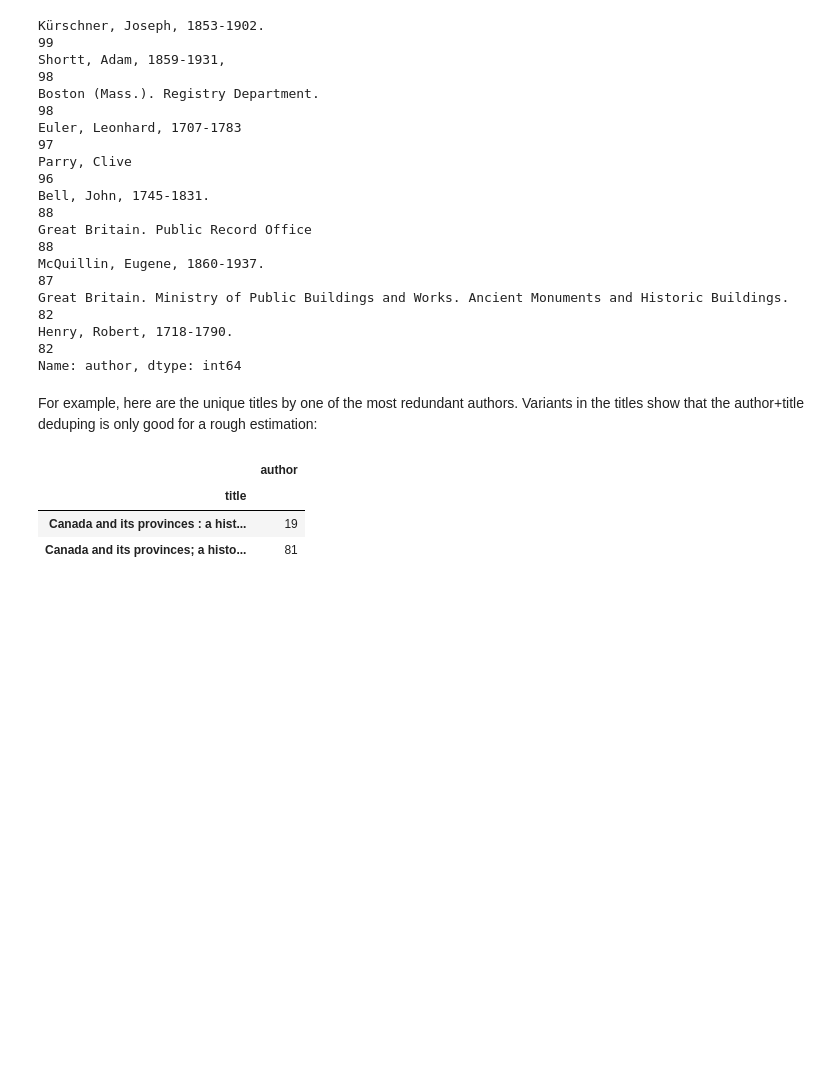
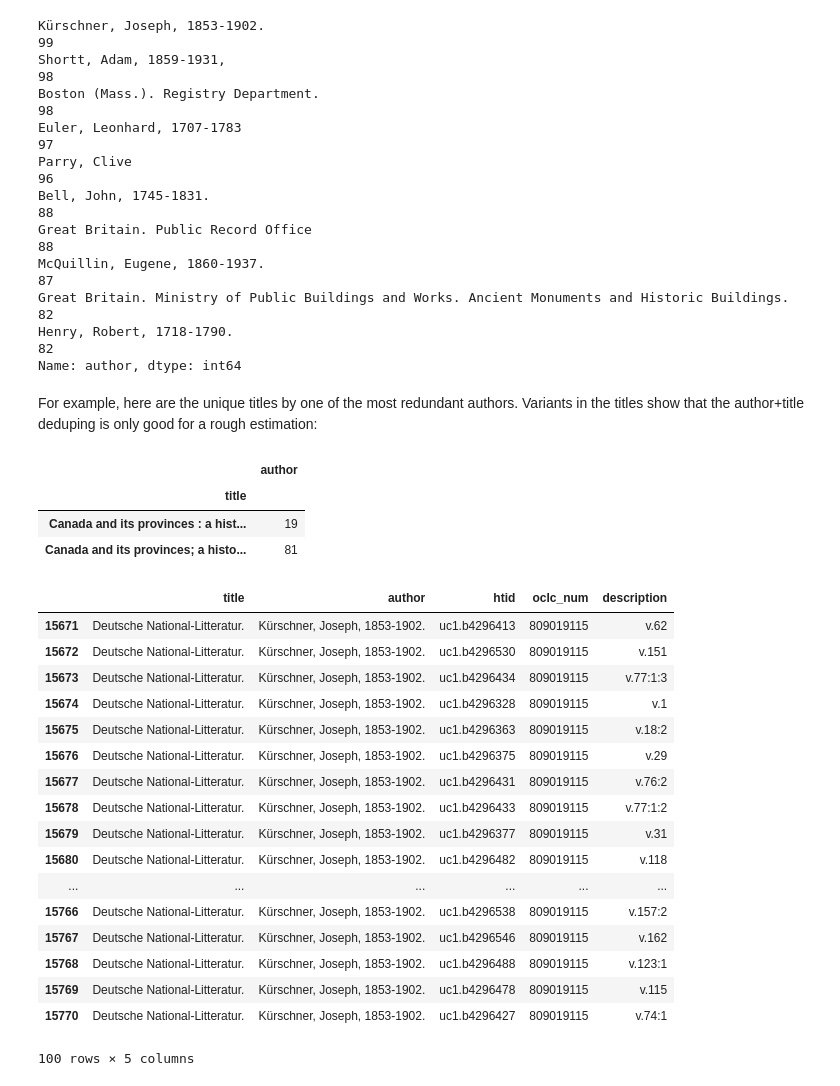
Before and after one commit to massivetexts/hathi-test-dataset, a Jupyter notebook: TestingDataset.ipynb, the cells around one changed output. Drawn from its saved outputs; the diff is of its cells as text; code cells hidden in the pictures; blank space fills up the shorter version.

```diff
--- a/TestingDataset.ipynb
+++ b/TestingDataset.ipynb
@@ -139,3 +139,32 @@ df[df.author.str.contains('Shortt')].groupby('title')[['author']].count()
 | title |  |
 | Canada and its provinces : a hist... | 19 |
 | Canada and its provinces; a histo... | 81 |
+# %%
+import pandas as pd
+df = pd.read_csv('test_dataset.csv.gz')
+a = (df[['oclc_num', 'description']].drop_duplicates()
+                                .groupby(['oclc_num'], as_index=False)
+                                .count()
+                                .query('description > 0')
+                                .sort_values('description', ascending=False)
+)
+df.query('oclc_num == "809019115"')[['title', 'author', 'htid', 'oclc_num', 'description']]
+# %% [output]
+|  | title | author | htid | oclc_num | description |
+| 15671 | Deutsche National-Litteratur. | Kürschner, Joseph, 1853-1902. | uc1.b4296413 | 809019115 | v.62 |
+| 15672 | Deutsche National-Litteratur. | Kürschner, Joseph, 1853-1902. | uc1.b4296530 | 809019115 | v.151 |
+| 15673 | Deutsche National-Litteratur. | Kürschner, Joseph, 1853-1902. | uc1.b4296434 | 809019115 | v.77:1:3 |
+| 15674 | Deutsche National-Litteratur. | Kürschner, Joseph, 1853-1902. | uc1.b4296328 | 809019115 | v.1 |
+| 15675 | Deutsche National-Litteratur. | Kürschner, Joseph, 1853-1902. | uc1.b4296363 | 809019115 | v.18:2 |
+| 15676 | Deutsche National-Litteratur. | Kürschner, Joseph, 1853-1902. | uc1.b4296375 | 809019115 | v.29 |
+| 15677 | Deutsche National-Litteratur. | Kürschner, Joseph, 1853-1902. | uc1.b4296431 | 809019115 | v.76:2 |
+| 15678 | Deutsche National-Litteratur. | Kürschner, Joseph, 1853-1902. | uc1.b4296433 | 809019115 | v.77:1:2 |
+| 15679 | Deutsche National-Litteratur. | Kürschner, Joseph, 1853-1902. | uc1.b4296377 | 809019115 | v.31 |
+| 15680 | Deutsche National-Litteratur. | Kürschner, Joseph, 1853-1902. | uc1.b4296482 | 809019115 | v.118 |
+| ... | ... | ... | ... | ... | ... |
+| 15766 | Deutsche National-Litteratur. | Kürschner, Joseph, 1853-1902. | uc1.b4296538 | 809019115 | v.157:2 |
+| 15767 | Deutsche National-Litteratur. | Kürschner, Joseph, 1853-1902. | uc1.b4296546 | 809019115 | v.162 |
+| 15768 | Deutsche National-Litteratur. | Kürschner, Joseph, 1853-1902. | uc1.b4296488 | 809019115 | v.123:1 |
+| 15769 | Deutsche National-Litteratur. | Kürschner, Joseph, 1853-1902. | uc1.b4296478 | 809019115 | v.115 |
+| 15770 | Deutsche National-Litteratur. | Kürschner, Joseph, 1853-1902. | uc1.b4296427 | 809019115 | v.74:1 |
+100 rows × 5 columns
```
Also changed, not shown: parts of 1 cell of this notebook, 2 other files.
